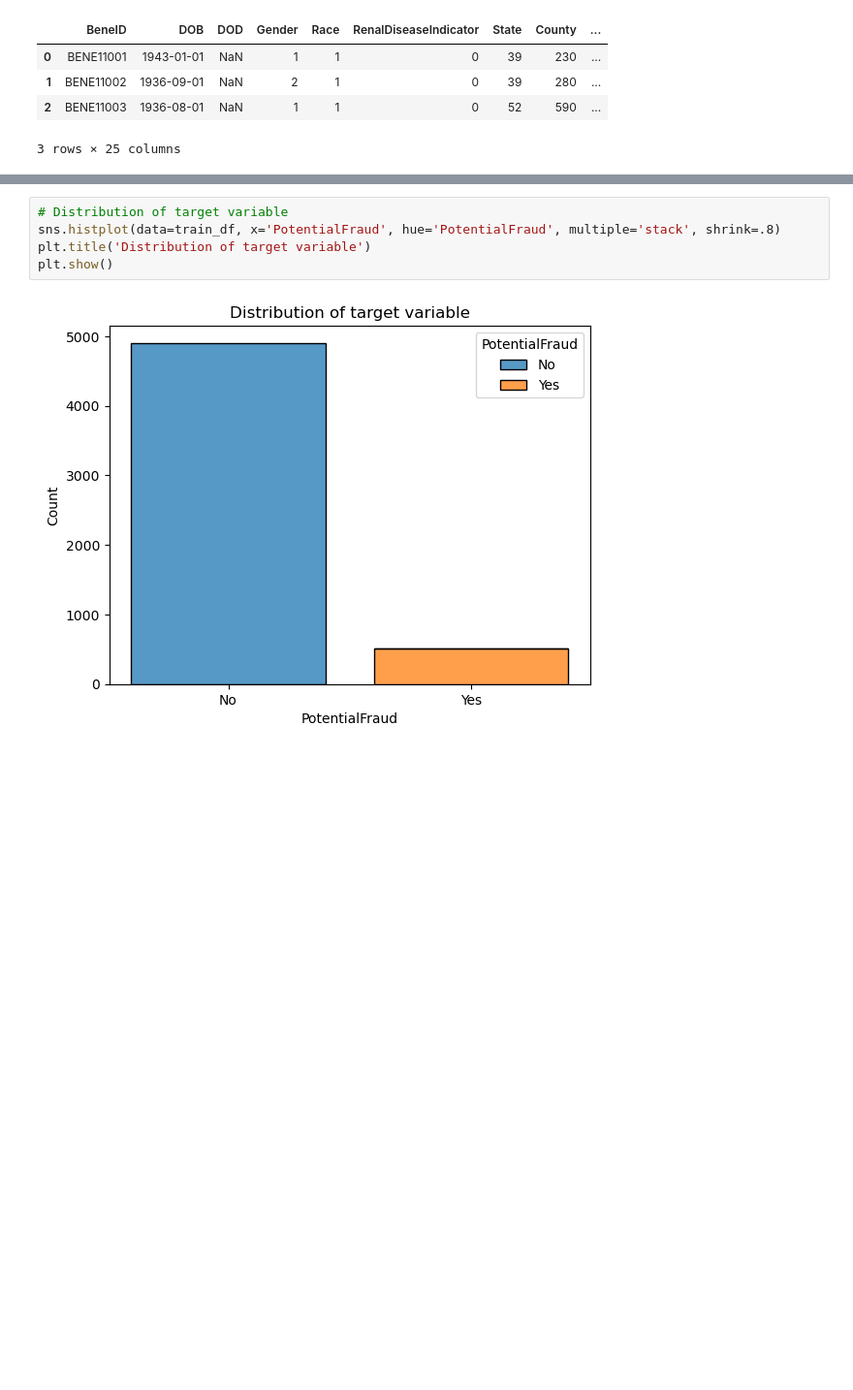
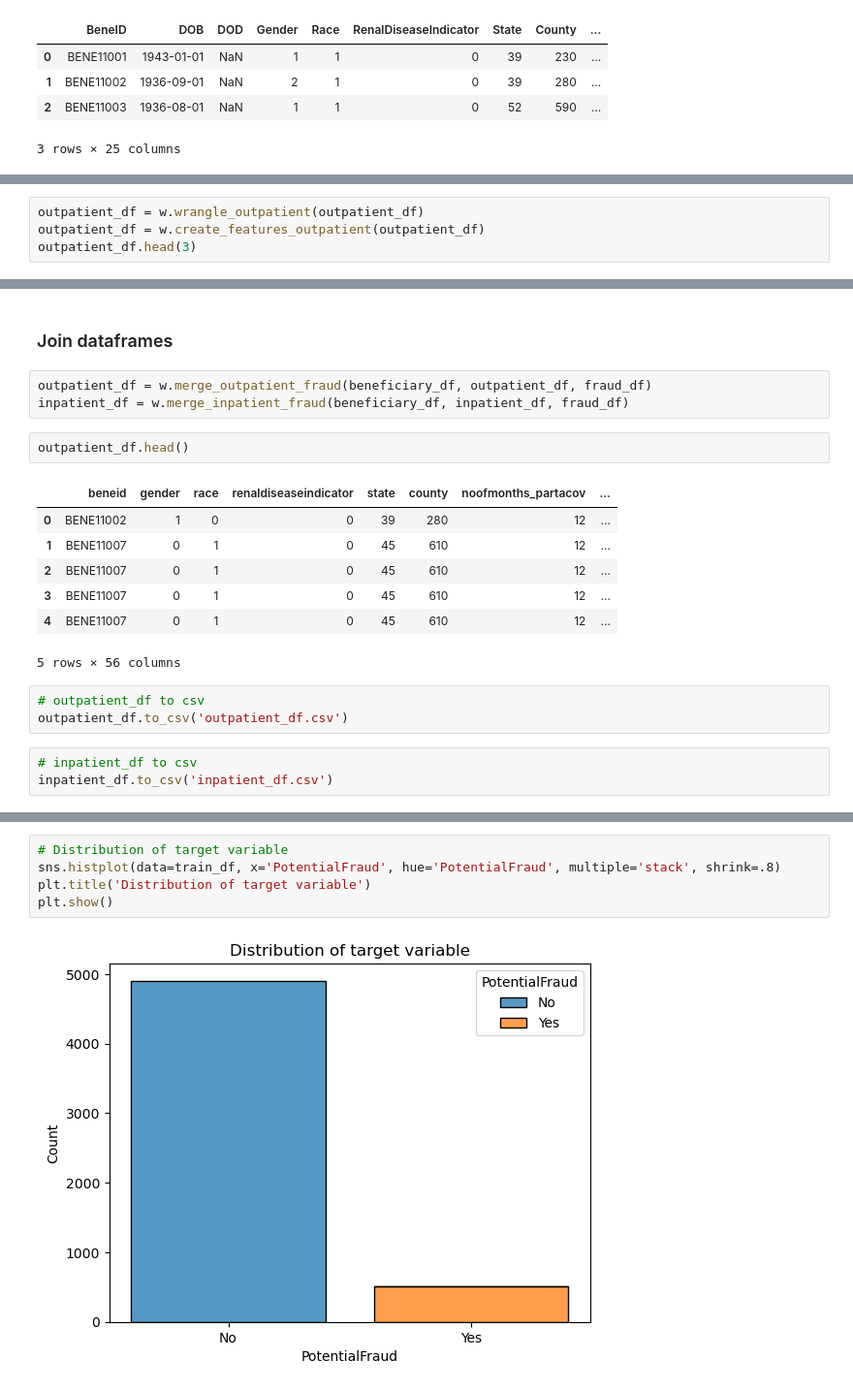
Before and after one commit to AswathyRadha100/Fraud_Detection_In_Healthcare, a Jupyter notebook: Workbooks/Aswathy/Final_Notebook_Rough.ipynb, the cells around one changed output, grey strips where cells are left out. Shown at 97% size. Drawn from its saved outputs; the diff is of its cells as text; blank space fills up the shorter version.

```diff
--- a/Workbooks/Aswathy/Final_Notebook_Rough.ipynb
+++ b/Workbooks/Aswathy/Final_Notebook_Rough.ipynb
@@ -223,0 +260,4 @@ beneficiary_df.head(3)
+# %%
+outpatient_df = w.wrangle_outpatient(outpatient_df)
+outpatient_df = w.create_features_outpatient(outpatient_df)
+outpatient_df.head(3)
@@ -223,0 +280,21 @@ beneficiary_df.head(3)
+# %% [markdown]
+### Join dataframes
+# %%
+outpatient_df = w.merge_outpatient_fraud(beneficiary_df, outpatient_df, fraud_df)
+inpatient_df = w.merge_inpatient_fraud(beneficiary_df, inpatient_df, fraud_df)
+# %%
+outpatient_df.head()
+# %% [output]
+|  | beneid | gender | race | renaldiseaseindicator | state | county | noofmonths_partacov | ... |
+| 0 | BENE11002 | 1 | 0 | 0 | 39 | 280 | 12 | ... |
+| 1 | BENE11007 | 0 | 1 | 0 | 45 | 610 | 12 | ... |
+| 2 | BENE11007 | 0 | 1 | 0 | 45 | 610 | 12 | ... |
+| 3 | BENE11007 | 0 | 1 | 0 | 45 | 610 | 12 | ... |
+| 4 | BENE11007 | 0 | 1 | 0 | 45 | 610 | 12 | ... |
+5 rows × 56 columns
+# %%
+# outpatient_df to csv
+outpatient_df.to_csv('outpatient_df.csv')
+# %%
+# inpatient_df to csv
+inpatient_df.to_csv('inpatient_df.csv')
```
Also changed, not shown: parts of 20 cells of this notebook.
